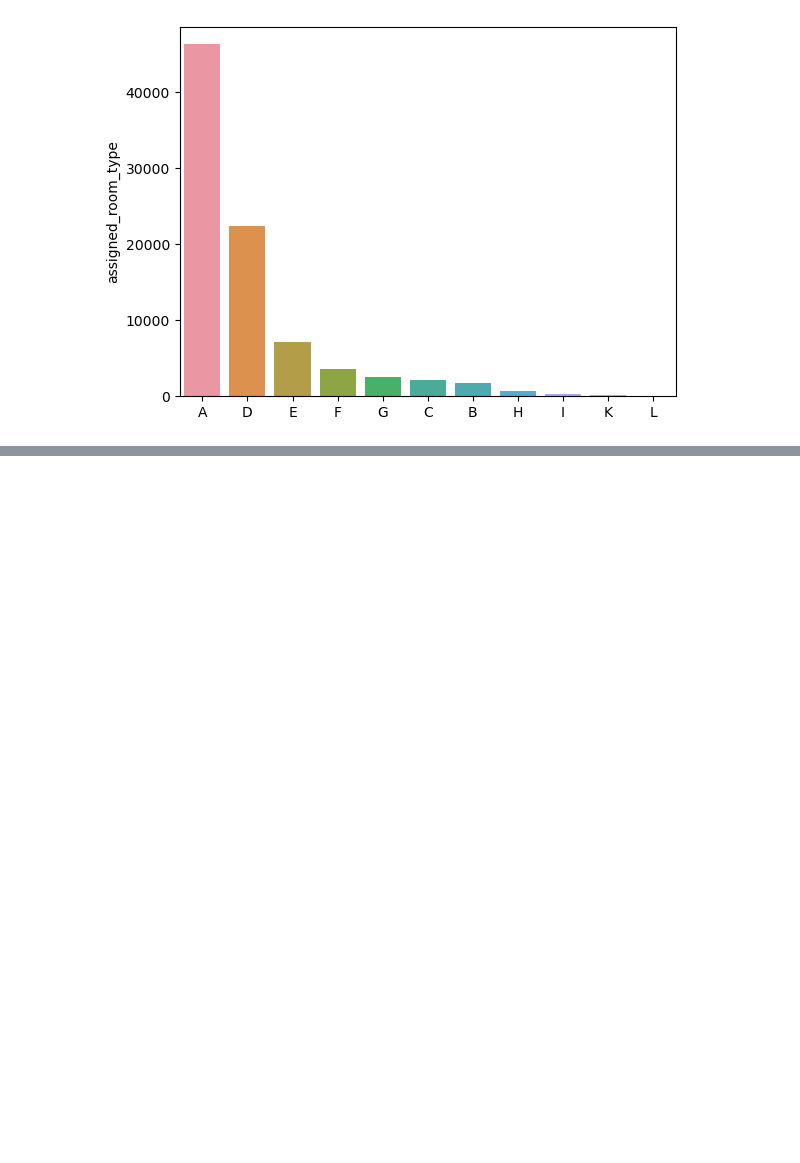
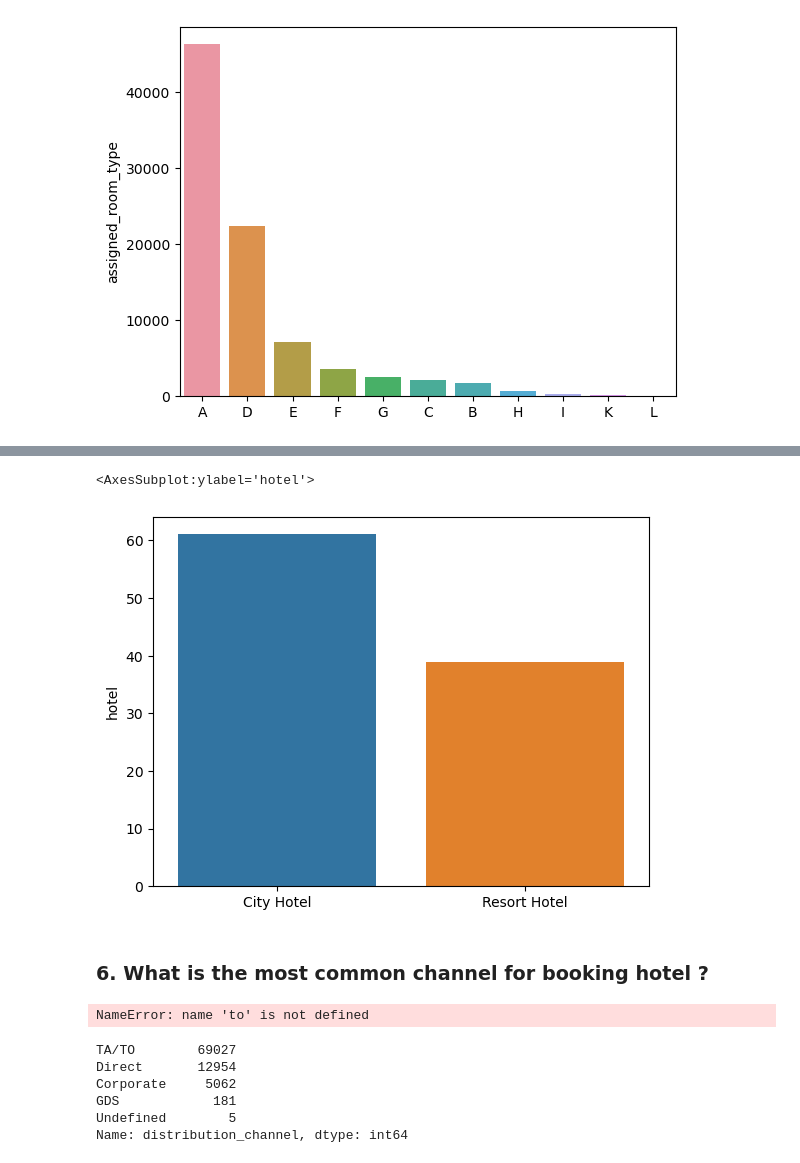
Before and after one commit to muchammadwr/EDA_hotel_bookings, a Jupyter notebook: hotel_bookings.ipynb, the cells around one changed output, grey strips where cells are left out. Drawn from its saved outputs; the diff is of its cells as text; code cells hidden in the pictures; blank space fills up the shorter version.

```diff
--- a/hotel_bookings.ipynb
+++ b/hotel_bookings.ipynb
@@ -615,0 +691,22 @@ sns.barplot(x = top_room.index, y = top_room)
+# %%
+perc_bookings = df1['hotel'].value_counts()/len(df1) * 100
+# %%
+sns.barplot(x = perc_bookings.index, y = perc_bookings)
+# %% [output]
+<AxesSubplot:ylabel='hotel'>
+[figure, added]
+# %% [markdown]
+### 6. What is the most common channel for booking hotel ?
+# %%
+top_channel = df1['distribution_channel'].value_counts()
+# %% [output]
+NameError: name 'to' is not defined
+# %%
+top_channel
+# %% [output]
+TA/TO        69027
+Direct       12954
+Corporate     5062
+GDS            181
+Undefined        5
+Name: distribution_channel, dtype: int64
```
Also changed, not shown: parts of 27 cells of this notebook.
